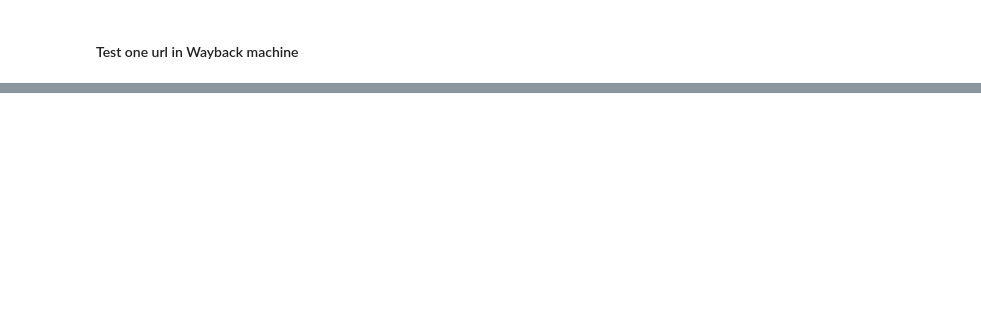
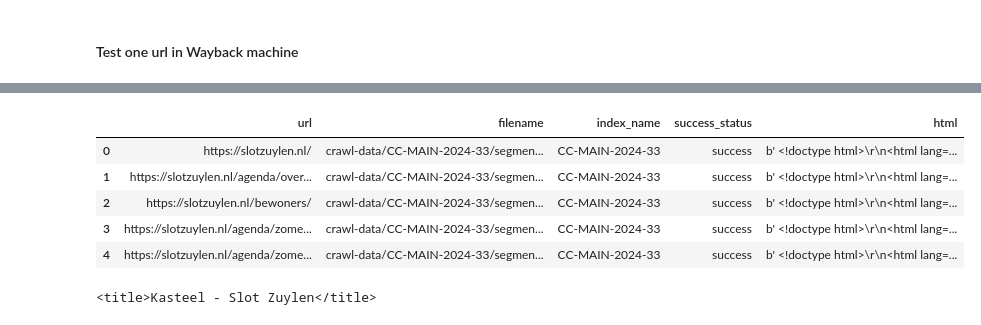
Before and after one commit to jazoza/HHD, a Jupyter notebook: 1_scraping.ipynb, the cells around one changed output, grey strips where cells are left out. Cells and saved outputs as stored; diff of their text form; code cells hidden in the pictures; blank space fills up the shorter version.

```diff
--- a/1_scraping.ipynb
+++ b/1_scraping.ipynb
@@ -170,0 +509,19 @@ The URL 'https://www.larochecourbo.nfr' is unreachable.
+# %%
+# safeguareds
+# If pickle file exists, check for processed items
+pickle_file = 'commcrawl_indeed.pkl'
+processed_indices = load_processed_indices(pickle_file)
+#if processed_indices:
+#    # Remove processed items
+#    df = df[~df['index'].isin(processed_indices)]
+
+# Create storage for later
+successful = set()
+results = {}
+
+# Keep track of each row processed
+i = 0
+perc = 0
+n_records = len(df)
+print(f"Found {n_records} records for {target_url}")
+mod = int(n_records * 0.01)
@@ -170,0 +583,23 @@ The URL 'https://www.larochecourbo.nfr' is unreachable.
+# %%
+commoncrawl_data = pd.read_pickle(pickle_file)
+commoncrawl_data[
+    ['url','filename','index_name','success_status','html']
+    ].head()
+# %% [output]
+|  | url | filename | index_name | success_status | html |
+| 0 | https://slotzuylen.nl/ | crawl-data/CC-MAIN-2024-33/segmen... | CC-MAIN-2024-33 | success | b' <!doctype html>\r\n<html lang=... |
+| 1 | https://slotzuylen.nl/agenda/over... | crawl-data/CC-MAIN-2024-33/segmen... | CC-MAIN-2024-33 | success | b' <!doctype html>\r\n<html lang=... |
+| 2 | https://slotzuylen.nl/bewoners/ | crawl-data/CC-MAIN-2024-33/segmen... | CC-MAIN-2024-33 | success | b' <!doctype html>\r\n<html lang=... |
+| 3 | https://slotzuylen.nl/agenda/zome... | crawl-data/CC-MAIN-2024-33/segmen... | CC-MAIN-2024-33 | success | b' <!doctype html>\r\n<html lang=... |
+| 4 | https://slotzuylen.nl/agenda/zome... | crawl-data/CC-MAIN-2024-33/segmen... | CC-MAIN-2024-33 | success | b' <!doctype html>\r\n<html lang=... |
+# %%
+from  bs4 import BeautifulSoup
+
+# Select HTML from row 0
+content = commoncrawl_data.loc[0, 'html']
+
+# Parse in Beautiful soup
+soup = BeautifulSoup(content, 'html.parser')
+print(soup.find('title'))
+# %% [output]
+<title>Kasteel - Slot Zuylen</title>
```
Also changed, not shown: parts of 42 cells of this notebook, 2 other files.
